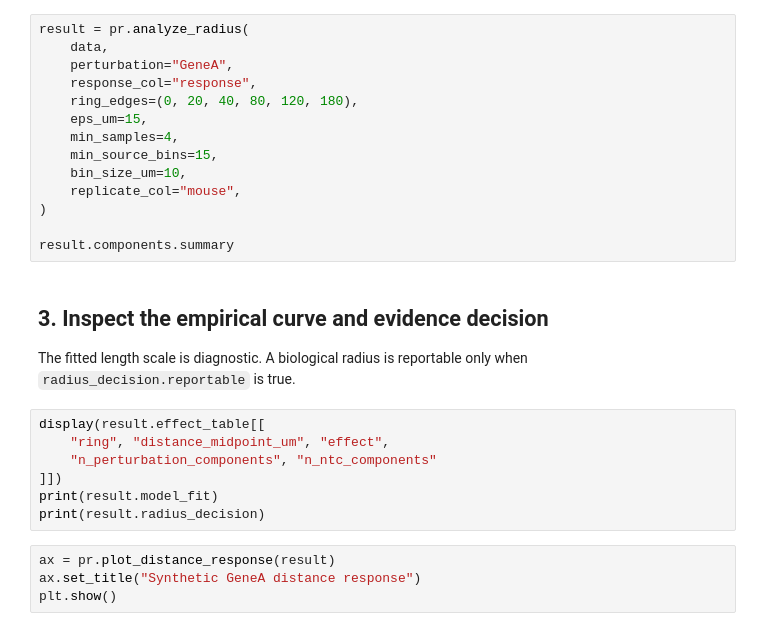
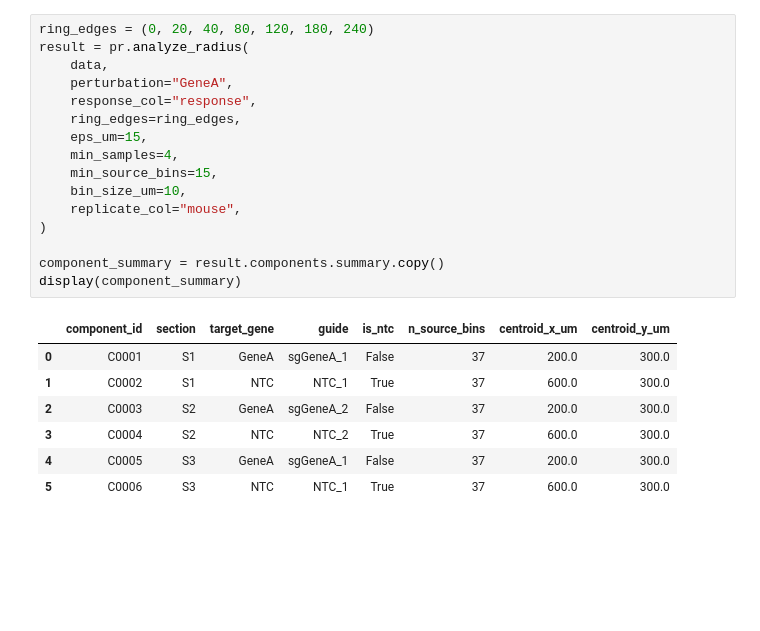
Before and after one commit to Xu-zhenghao-zzz/2026_pebble, a Jupyter notebook: tutorials/quickstart.ipynb, the cells around one changed output. Drawn from its saved outputs; the diff is of its cells as text; blank space fills up the shorter version.

```diff
--- a/tutorials/quickstart.ipynb
+++ b/tutorials/quickstart.ipynb
@@ -58,29 +118,24 @@ data.shape, data["is_source"].sum()
 # %%
+ring_edges = (0, 20, 40, 80, 120, 180, 240)
 result = pr.analyze_radius(
     data,
     perturbation="GeneA",
     response_col="response",
-    ring_edges=(0, 20, 40, 80, 120, 180),
+    ring_edges=ring_edges,
     eps_um=15,
     min_samples=4,
     min_source_bins=15,
     bin_size_um=10,
     replicate_col="mouse",
 )
 
-result.components.summary
+component_summary = result.components.summary.copy()
+display(component_summary)
+# %% [output]
+|  | component_id | section | target_gene | guide | is_ntc | n_source_bins | centroid_x_um | centroid_y_um |
+| 0 | C0001 | S1 | GeneA | sgGeneA_1 | False | 37 | 200.0 | 300.0 |
+| 1 | C0002 | S1 | NTC | NTC_1 | True | 37 | 600.0 | 300.0 |
+| 2 | C0003 | S2 | GeneA | sgGeneA_2 | False | 37 | 200.0 | 300.0 |
+| 3 | C0004 | S2 | NTC | NTC_2 | True | 37 | 600.0 | 300.0 |
+| 4 | C0005 | S3 | GeneA | sgGeneA_1 | False | 37 | 200.0 | 300.0 |
+| 5 | C0006 | S3 | NTC | NTC_1 | True | 37 | 600.0 | 300.0 |
-# %% [markdown]
-## 3. Inspect the empirical curve and evidence decision
-
-The fitted length scale is diagnostic. A biological radius is reportable only when `radius_decision.reportable` is true.
-# %%
-display(result.effect_table[[
-    "ring", "distance_midpoint_um", "effect",
-    "n_perturbation_components", "n_ntc_components"
-]])
-print(result.model_fit)
-print(result.radius_decision)
-# %%
-ax = pr.plot_distance_response(result)
-ax.set_title("Synthetic GeneA distance response")
-plt.show()
```
Also changed, not shown: parts of 25 cells of this notebook, 1 other file.
